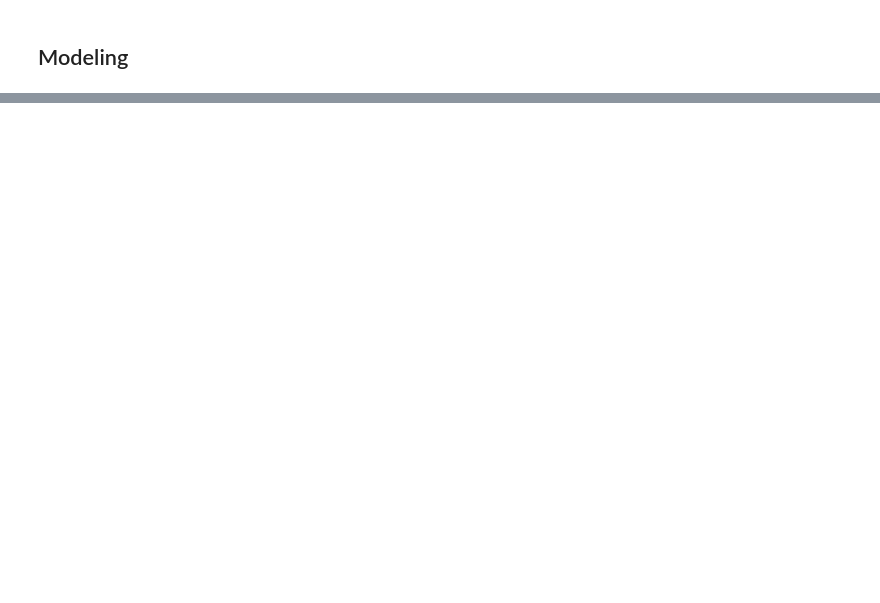
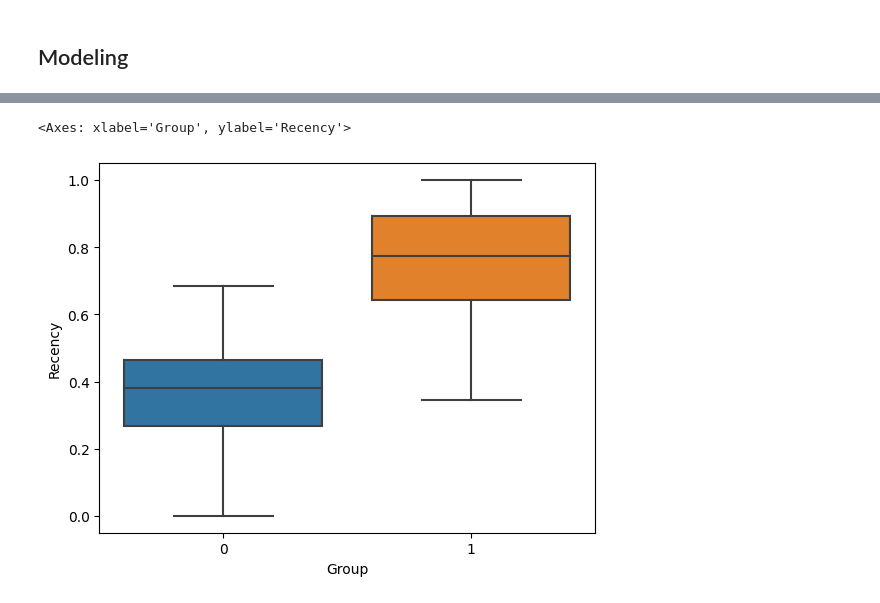
Before and after one commit to SaamarthMeston/Capstone-Project-4-Online-Retail-, a Jupyter notebook: Capstone_Project_4(Online_Retail).ipynb, the cells around one changed output, grey strips where cells are left out. Saved outputs shown, nothing was run; the diff lists cells and outputs as text; code cells hidden in the pictures; blank space fills up the shorter version.

```diff
--- a/Capstone_Project_4(Online_Retail).ipynb
+++ b/Capstone_Project_4(Online_Retail).ipynb
@@ -455,0 +547,5 @@ from sklearn.metrics import silhouette_score
+# %%
+sns.boxplot(y = Kmeans_df['Recency'] ,x = Kmeans_df['Group'])
+# %% [output]
+<Axes: xlabel='Group', ylabel='Recency'>
+[figure, added]
```
Also changed, not shown: parts of 36 cells of this notebook.
